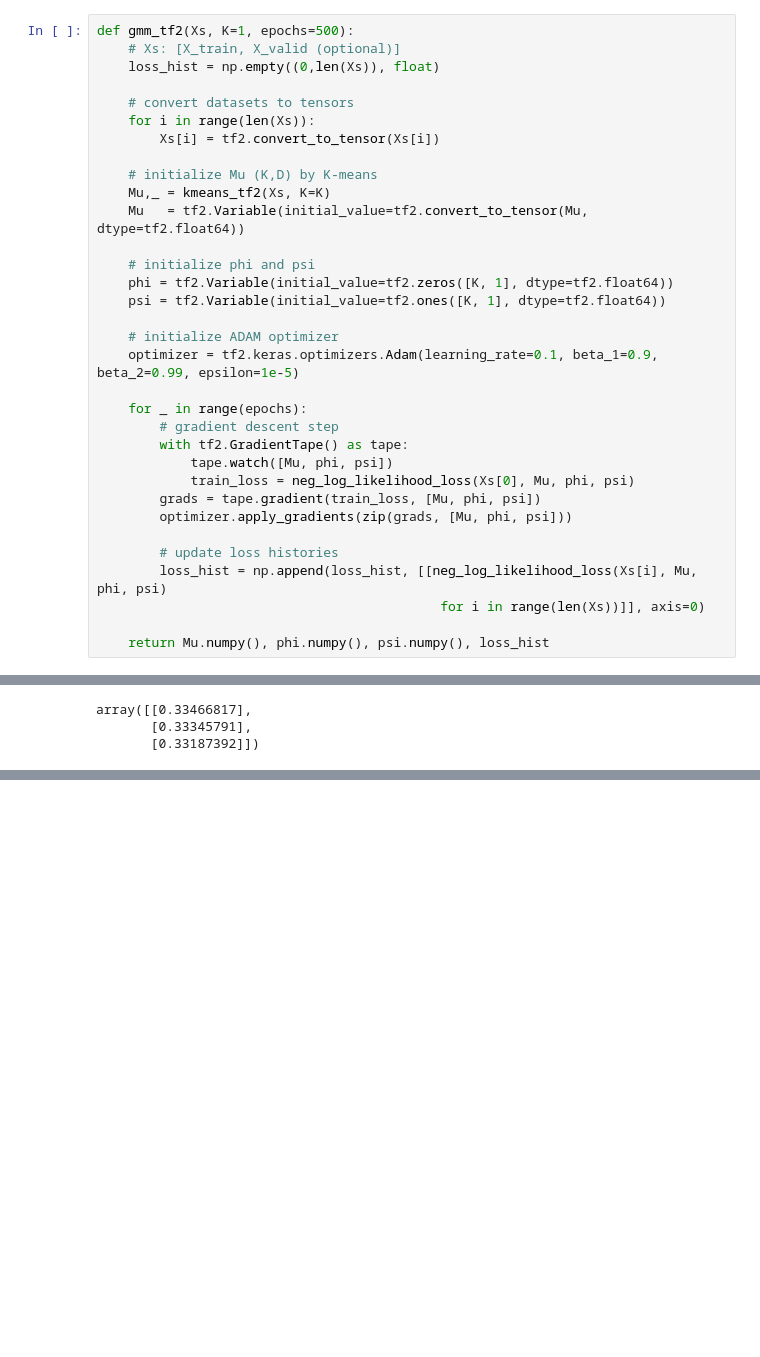
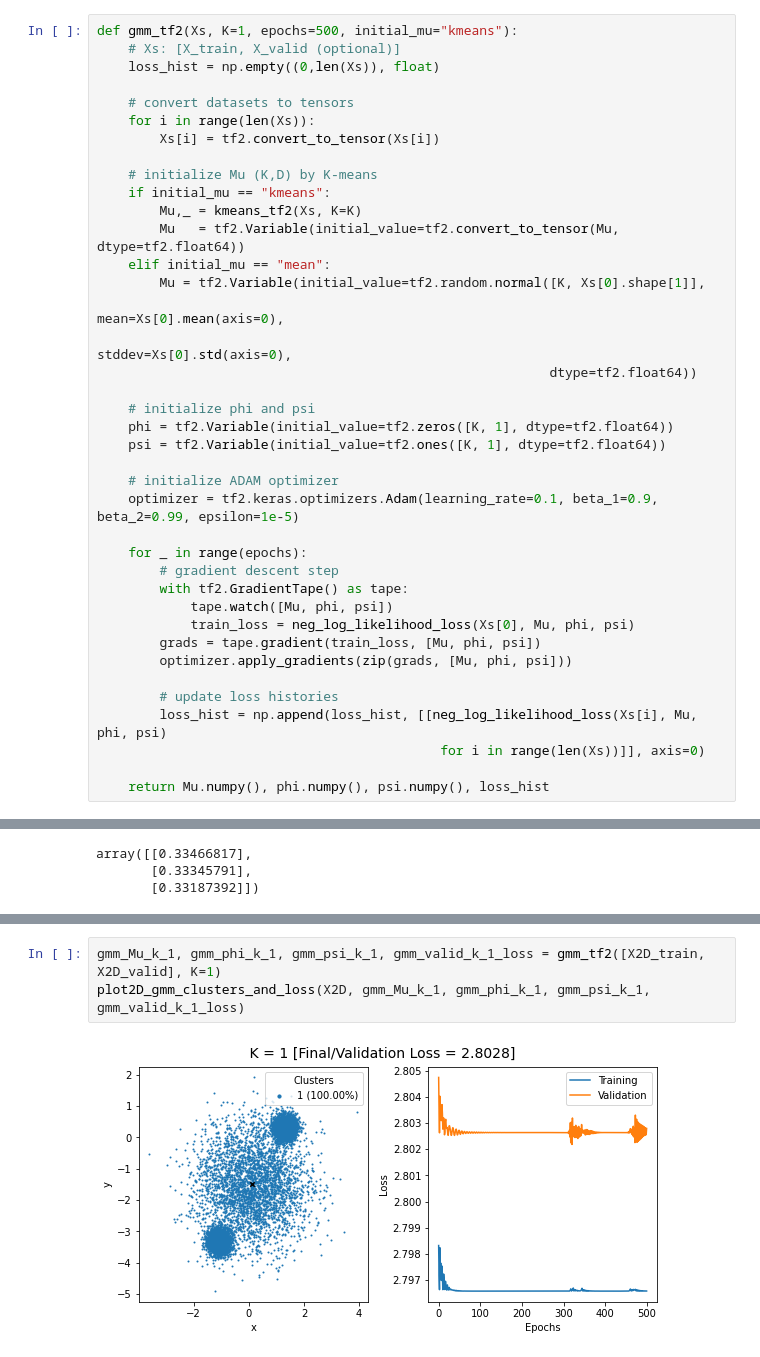
Before and after one commit to pranshumalik14/ece421-labs-hw, a Jupyter notebook: labs/lab3/lab3.ipynb, the cells around one changed output, grey strips where cells are left out. Saved outputs shown, nothing was run; the diff lists cells and outputs as text; blank space fills up the shorter version.

```diff
--- a/labs/lab3/lab3.ipynb
+++ b/labs/lab3/lab3.ipynb
@@ -261,7 +261,7 @@ def assign_gmm_clusters(X, Mu, phi, psi):
 
 Train now
 # %%
-def gmm_tf2(Xs, K=1, epochs=500):
+def gmm_tf2(Xs, K=1, epochs=500, initial_mu="kmeans"):
     # Xs: [X_train, X_valid (optional)]
     loss_hist = np.empty((0,len(Xs)), float)
 
@@ -270,8 +270,14 @@ def gmm_tf2(Xs, K=1, epochs=500):
         Xs[i] = tf2.convert_to_tensor(Xs[i])
 
     # initialize Mu (K,D) by K-means
-    Mu,_ = kmeans_tf2(Xs, K=K)
-    Mu   = tf2.Variable(initial_value=tf2.convert_to_tensor(Mu, dtype=tf2.float64))
+    if initial_mu == "kmeans":
+        Mu,_ = kmeans_tf2(Xs, K=K)
+        Mu   = tf2.Variable(initial_value=tf2.convert_to_tensor(Mu, dtype=tf2.float64))
+    elif initial_mu == "mean":
+        Mu = tf2.Variable(initial_value=tf2.random.normal([K, Xs[0].shape[1]],
+                                                          mean=Xs[0].mean(axis=0),
+                                                          stddev=Xs[0].std(axis=0),
+                                                          dtype=tf2.float64))
 
     # initialize phi and psi
     phi = tf2.Variable(initial_value=tf2.zeros([K, 1], dtype=tf2.float64))
@@ -350,0 +354,5 @@ plot2D_kmeans_clusters_and_loss(X2D, Mu_k_1, validation_k_1_loss_history)
+# %%
+gmm_Mu_k_1, gmm_phi_k_1, gmm_psi_k_1, gmm_valid_k_1_loss = gmm_tf2([X2D_train, X2D_valid], K=1)
+plot2D_gmm_clusters_and_loss(X2D, gmm_Mu_k_1, gmm_phi_k_1, gmm_psi_k_1, gmm_valid_k_1_loss)
+# %% [output]
+[figure, added]
```
Also changed, not shown: parts of 6 cells of this notebook.
